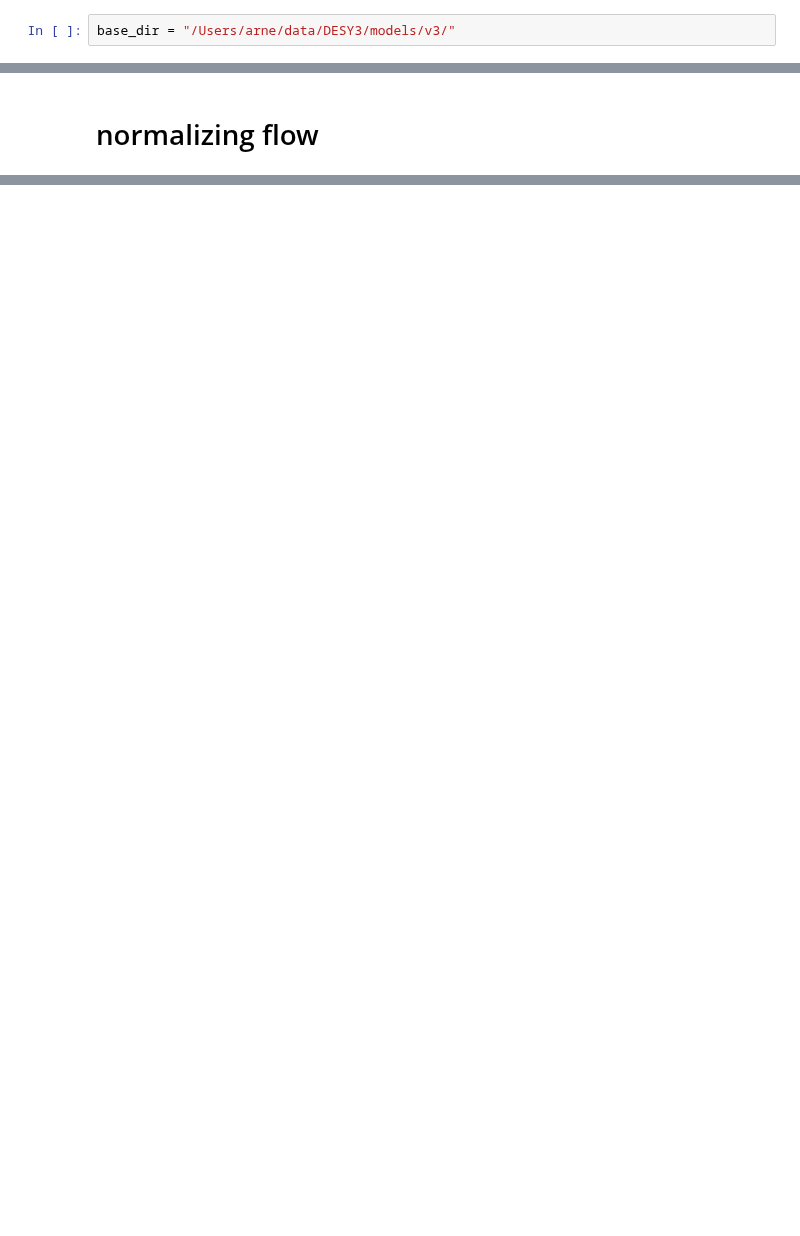
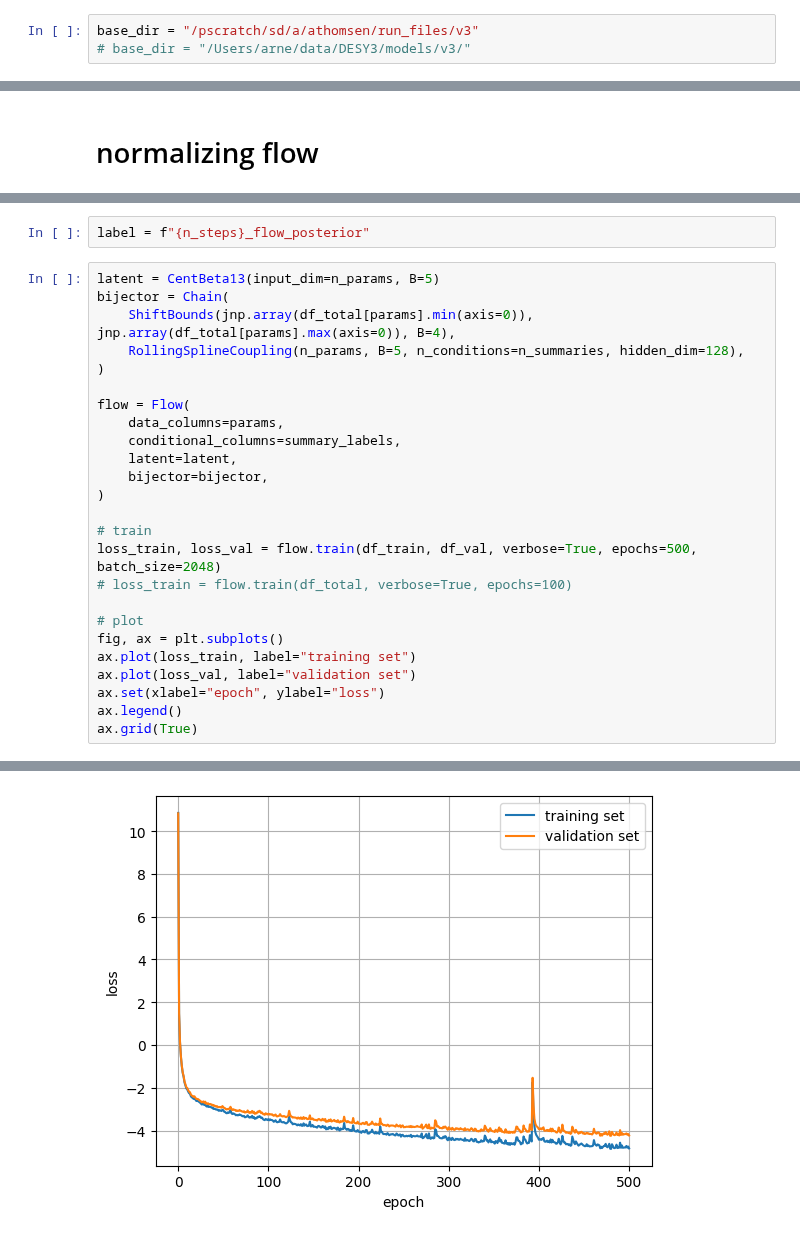
Before and after one commit to des-science/multiprobe-simulation-inference, a Jupyter notebook: notebooks/PZFlow.ipynb, the cells around one changed output, grey strips where cells are left out. Drawn from its saved outputs; the diff is of its cells as text; blank space fills up the shorter version.

```diff
--- a/notebooks/PZFlow.ipynb
+++ b/notebooks/PZFlow.ipynb
@@ -53,4 +27,5 @@ def load_preds(base_dir, model_dir, n_steps=None, file_label=None):
 # %% [markdown]
 ### choose a run
 # %%
-base_dir = "/Users/arne/data/DESY3/models/v3/"
+base_dir = "/pscratch/sd/a/athomsen/run_files/v3"
+# base_dir = "/Users/arne/data/DESY3/models/v3/"
@@ -198,0 +188,28 @@ Loss:
+# %%
+label = f"{n_steps}_flow_posterior"
+# %%
+latent = CentBeta13(input_dim=n_params, B=5)
+bijector = Chain(
+    ShiftBounds(jnp.array(df_total[params].min(axis=0)), jnp.array(df_total[params].max(axis=0)), B=4),
+    RollingSplineCoupling(n_params, B=5, n_conditions=n_summaries, hidden_dim=128),
+)
+
+flow = Flow(
+    data_columns=params,
+    conditional_columns=summary_labels,
+    latent=latent,
+    bijector=bijector,
+)
+
+# train
+loss_train, loss_val = flow.train(df_train, df_val, verbose=True, epochs=500, batch_size=2048)
+# loss_train = flow.train(df_total, verbose=True, epochs=100)
+
+# plot
+fig, ax = plt.subplots()
+ax.plot(loss_train, label="training set")
+ax.plot(loss_val, label="validation set")
+ax.set(xlabel="epoch", ylabel="loss")
+ax.legend()
+ax.grid(True)
+# %% [output]
@@ -199 +233,2 @@ Loss:
+[figure, added]
 # %% [markdown]
```
Also changed, not shown: parts of 40 cells of this notebook, 2 other files.
